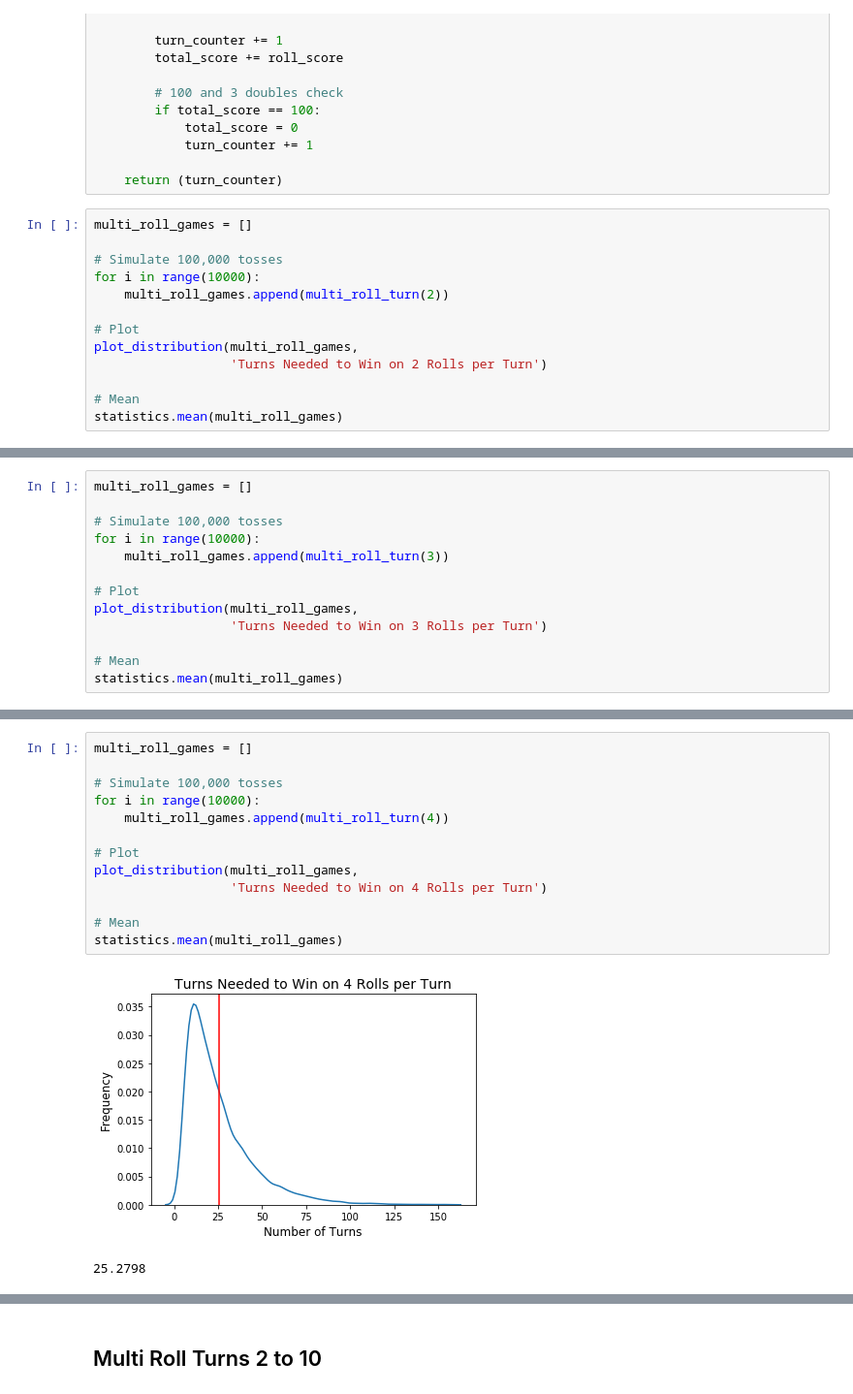
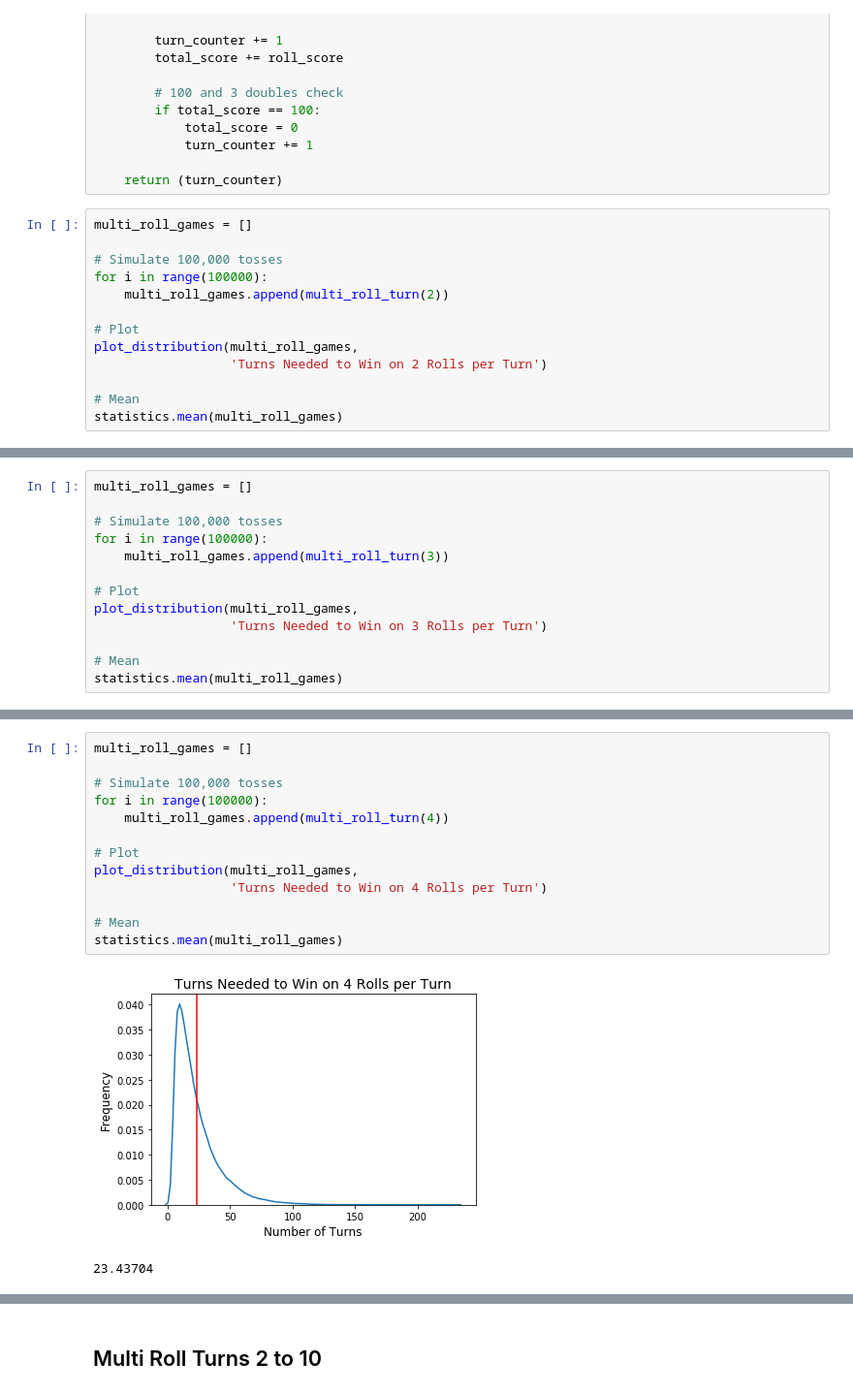
Before and after one commit to eonofrey/dice_game, a Jupyter notebook: Dice Game.ipynb, the cells around one changed output, grey strips where cells are left out. Shown at 97% size. Cells and saved outputs as stored; diff of their text form.

```diff
--- a/Dice Game.ipynb
+++ b/Dice Game.ipynb
@@ -456,7 +456,7 @@ def multi_roll_turn(n):
 multi_roll_games = []
 
 # Simulate 100,000 tosses
-for i in range(10000):
+for i in range(100000):
     multi_roll_games.append(multi_roll_turn(2))
 
 # Plot
@@ -472,7 +472,7 @@ statistics.mean(multi_roll_games)
 multi_roll_games = []
 
 # Simulate 100,000 tosses
-for i in range(10000):
+for i in range(100000):
     multi_roll_games.append(multi_roll_turn(3))
 
 # Plot
@@ -487,19 +487,19 @@ statistics.mean(multi_roll_games)
 # %%
 multi_roll_games = []
 
 # Simulate 100,000 tosses
-for i in range(10000):
+for i in range(100000):
     multi_roll_games.append(multi_roll_turn(4))
 
 # Plot
 plot_distribution(multi_roll_games,
                   'Turns Needed to Win on 4 Rolls per Turn')
 
 # Mean
 statistics.mean(multi_roll_games)
 # %% [output]
-[figure, old version]
+[figure, new version]
-25.2798
+23.43704
 # %%
 multi_roll_games = []
 
```
Also changed, not shown: parts of 13 cells of this notebook, 1 other file.
